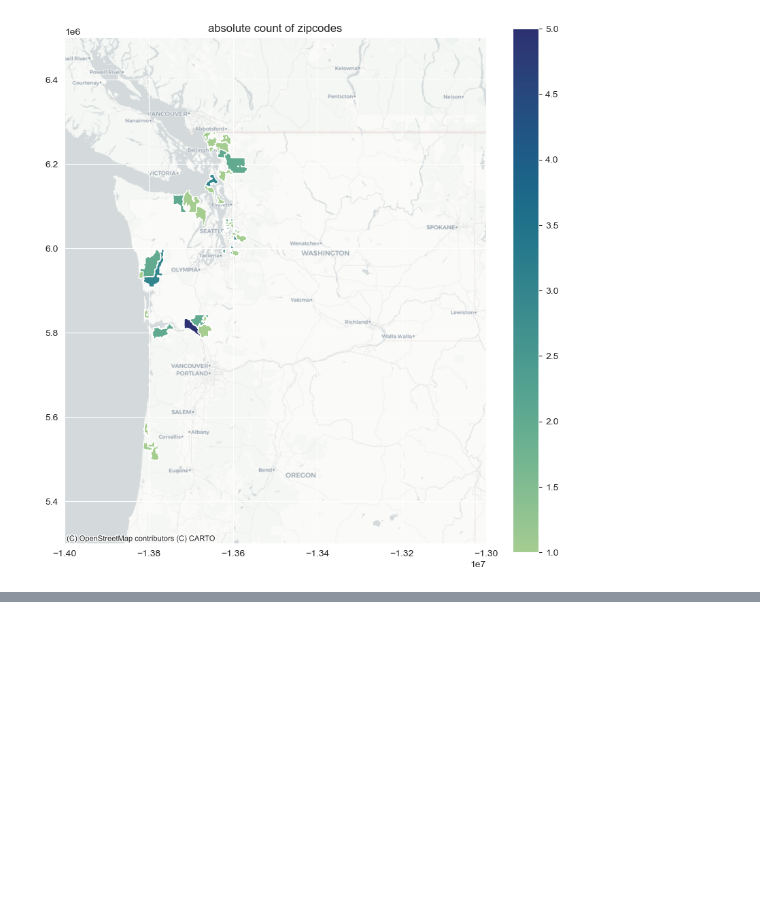
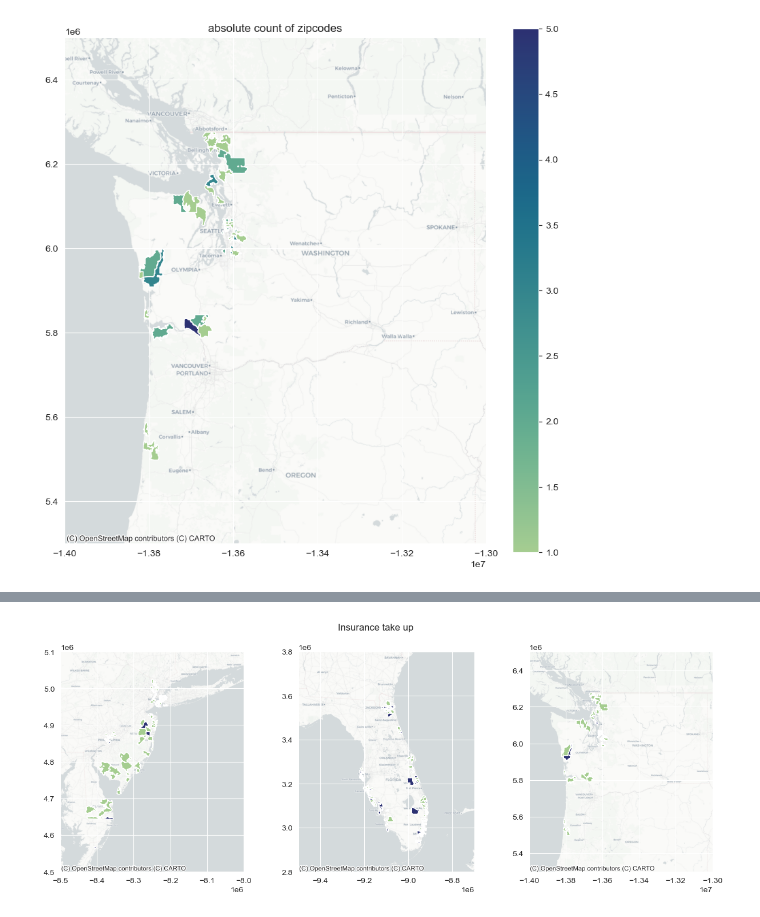
Before and after one commit to phillippmueller/flood_adaptation_behavior, a Jupyter notebook: EDA.ipynb, the cells around one changed output, grey strips where cells are left out. Drawn from its saved outputs; the diff is of its cells as text; code cells hidden in the pictures; blank space fills up the shorter version.

```diff
--- a/EDA.ipynb
+++ b/EDA.ipynb
@@ -558,0 +574,17 @@ plt.savefig('figures/seattle_zips_density.png')
+# %%
+bounds = [(-8500000, 4500000, -8000000, 5100000),       #new jersey
+          (-9500000, 2800000,  -8700000, 3800000),      #florida
+          (-14000000, 5300000, -13000000, 6500000)]     #seattle
+
+fig, ax = plt.subplots(1,3, figsize=(15,5))
+
+for idx, var in enumerate(bounds):
+    gdf.plot(ax=ax[idx], cmap='crest', column='insured')
+    ax[idx].set_xlim(bounds[idx][0], bounds[idx][2])
+    ax[idx].set_ylim(bounds[idx][1], bounds[idx][3])
+    cx.add_basemap(ax[idx], source=cx.providers.CartoDB.Positron)
+
+plt.suptitle('Insurance take up')
+plt.savefig('figures/density/insurance.png')
+# %% [output]
+[figure, added]
```
Also changed, not shown: parts of 7 cells of this notebook, 8 other files.
